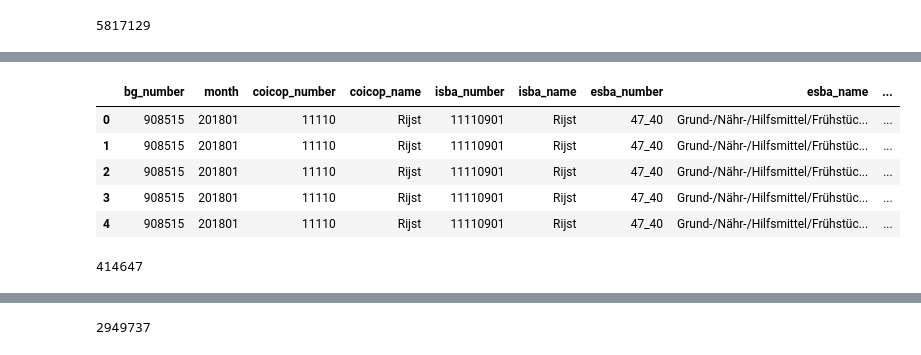
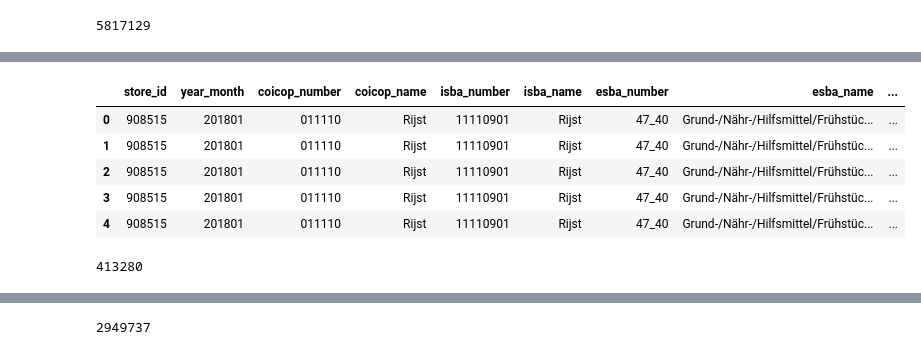
Before and after one commit to ssi-wp3/ssi-wp3, a Jupyter notebook: Notebooks/Parquet Comparison.ipynb, the cells around one changed output, grey strips where cells are left out. Cells and saved outputs as stored; diff of their text form; code cells hidden in the pictures.

```diff
--- a/Notebooks/Parquet Comparison.ipynb
+++ b/Notebooks/Parquet Comparison.ipynb
@@ -104,7 +104,7 @@ ah_df.describe(include="all")
 # %% [markdown]
 # Preprocessed
 # %%
-preprocessed_directory = os.path.join(data_directory, "preprocessed")
+preprocessed_directory = os.path.join(data_directory, "04-preprocessed")
 # %%
 preprocessed_files = [os.path.join(preprocessed_directory, filename) for filename in os.listdir(preprocessed_directory)]
 preprocessed_files
@@ -144,19 +144,19 @@ plus_df.describe(include="all")
 | 75% | NaN | NaN | NaN | NaN | NaN | NaN | NaN | NaN | ... |
 | max | NaN | NaN | NaN | NaN | NaN | NaN | NaN | NaN | ... |
 # %%
-lidl_df = pd.read_parquet(combined_files[-1], engine="pyarrow")
+lidl_df = pd.read_parquet(preprocessed_files[-1], engine="pyarrow")
 lidl_df.head()
 # %% [output]
-|  | bg_number | month | coicop_number | coicop_name | isba_number | isba_name | esba_number | esba_name | ... |
-| 0 | 908515 | 201801 | 11110 | Rijst | 11110901 | Rijst | 47_40 | Grund-/Nähr-/Hilfsmittel/Frühstüc... | ... |
-| 1 | 908515 | 201801 | 11110 | Rijst | 11110901 | Rijst | 47_40 | Grund-/Nähr-/Hilfsmittel/Frühstüc... | ... |
-| 2 | 908515 | 201801 | 11110 | Rijst | 11110901 | Rijst | 47_40 | Grund-/Nähr-/Hilfsmittel/Frühstüc... | ... |
-| 3 | 908515 | 201801 | 11110 | Rijst | 11110901 | Rijst | 47_40 | Grund-/Nähr-/Hilfsmittel/Frühstüc... | ... |
-| 4 | 908515 | 201801 | 11110 | Rijst | 11110901 | Rijst | 47_40 | Grund-/Nähr-/Hilfsmittel/Frühstüc... | ... |
+|  | store_id | year_month | coicop_number | coicop_name | isba_number | isba_name | esba_number | esba_name | ... |
+| 0 | 908515 | 201801 | 011110 | Rijst | 11110901 | Rijst | 47_40 | Grund-/Nähr-/Hilfsmittel/Frühstüc... | ... |
+| 1 | 908515 | 201801 | 011110 | Rijst | 11110901 | Rijst | 47_40 | Grund-/Nähr-/Hilfsmittel/Frühstüc... | ... |
+| 2 | 908515 | 201801 | 011110 | Rijst | 11110901 | Rijst | 47_40 | Grund-/Nähr-/Hilfsmittel/Frühstüc... | ... |
+| 3 | 908515 | 201801 | 011110 | Rijst | 11110901 | Rijst | 47_40 | Grund-/Nähr-/Hilfsmittel/Frühstüc... | ... |
+| 4 | 908515 | 201801 | 011110 | Rijst | 11110901 | Rijst | 47_40 | Grund-/Nähr-/Hilfsmittel/Frühstüc... | ... |
 # %%
 len(lidl_df)
 # %% [output]
-414647
+413280
 # %%
 lidl_df.describe(include="all")
 # %% [output]
```
Also changed, not shown: parts of 8 cells of this notebook, 1 other file.
